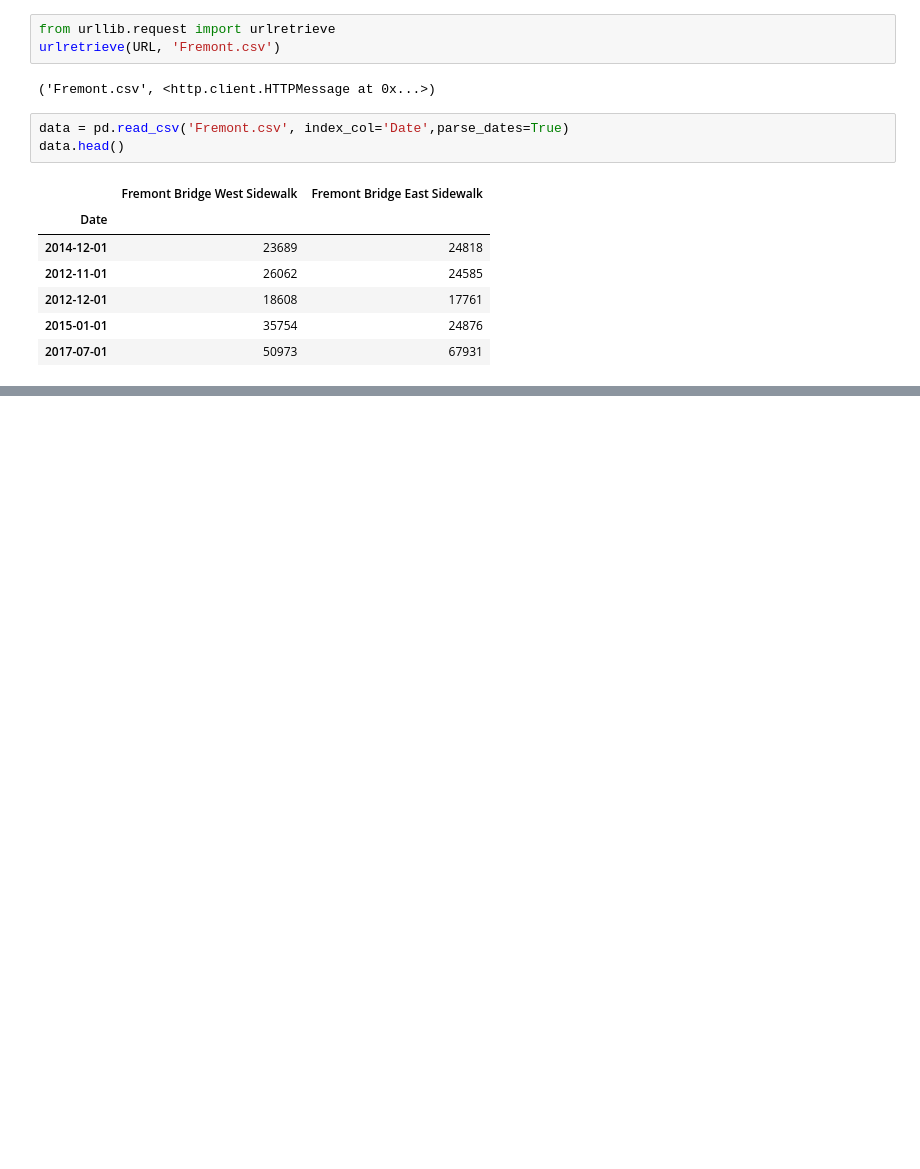
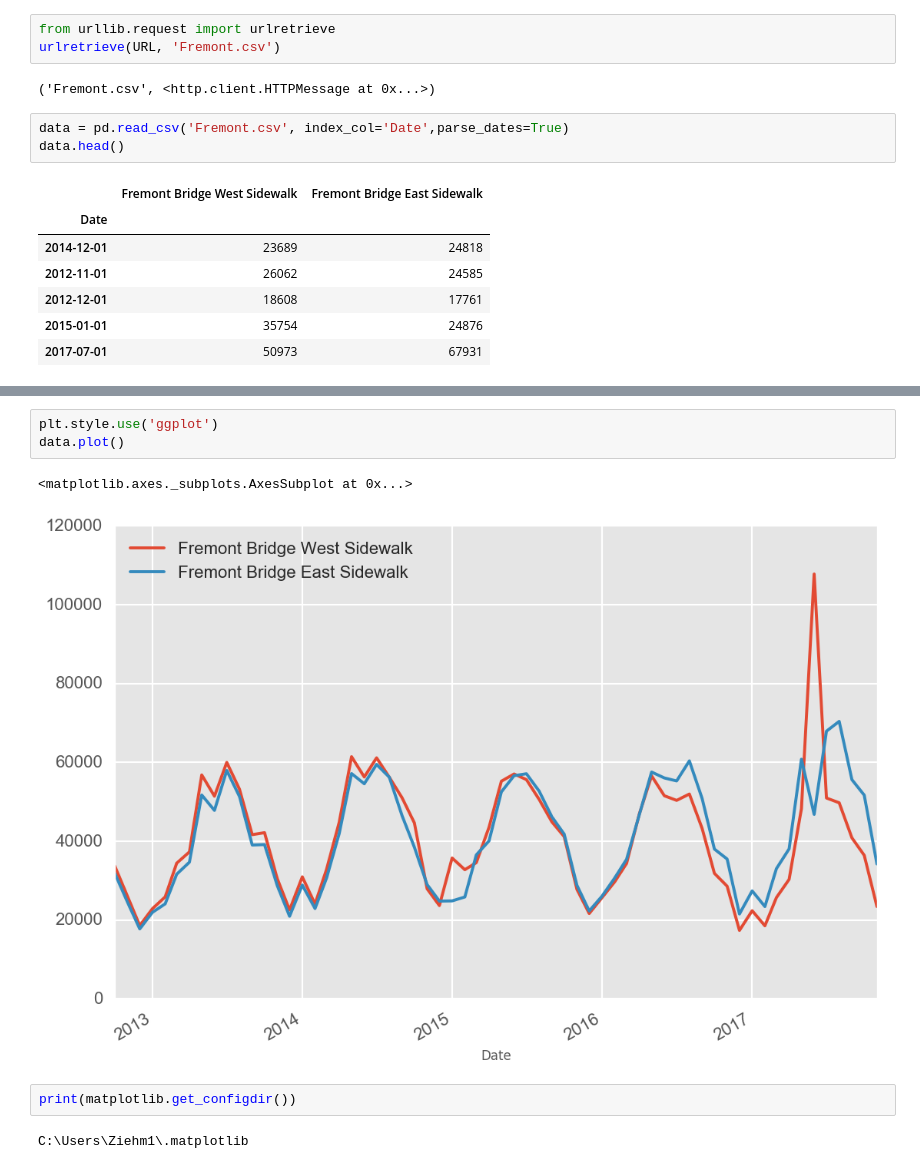
Before and after one commit to ziehm1/Tracking-Craptocurrencies, a Jupyter notebook: Untitled.ipynb, the cells around one changed output, grey strips where cells are left out. Saved outputs shown, nothing was run; the diff lists cells and outputs as text; blank space fills up the shorter version.

```diff
--- a/Untitled.ipynb
+++ b/Untitled.ipynb
@@ -30,0 +36,10 @@ data.head()
+# %%
+plt.style.use('ggplot')
+data.plot()
+# %% [output]
+<matplotlib.axes._subplots.AxesSubplot at 0x...>
+[figure, added]
+# %%
+print(matplotlib.get_configdir())
+# %% [output]
+C:\Users\Ziehm1\.matplotlib
```
Also changed, not shown: parts of 7 cells of this notebook.
